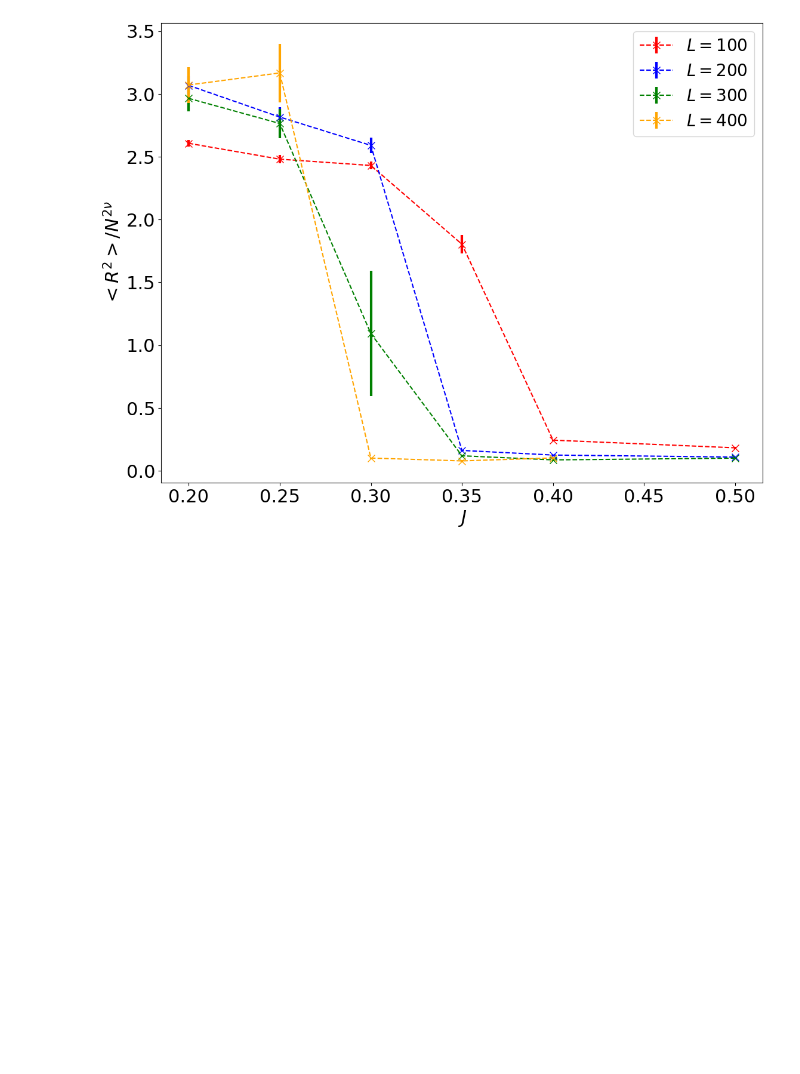
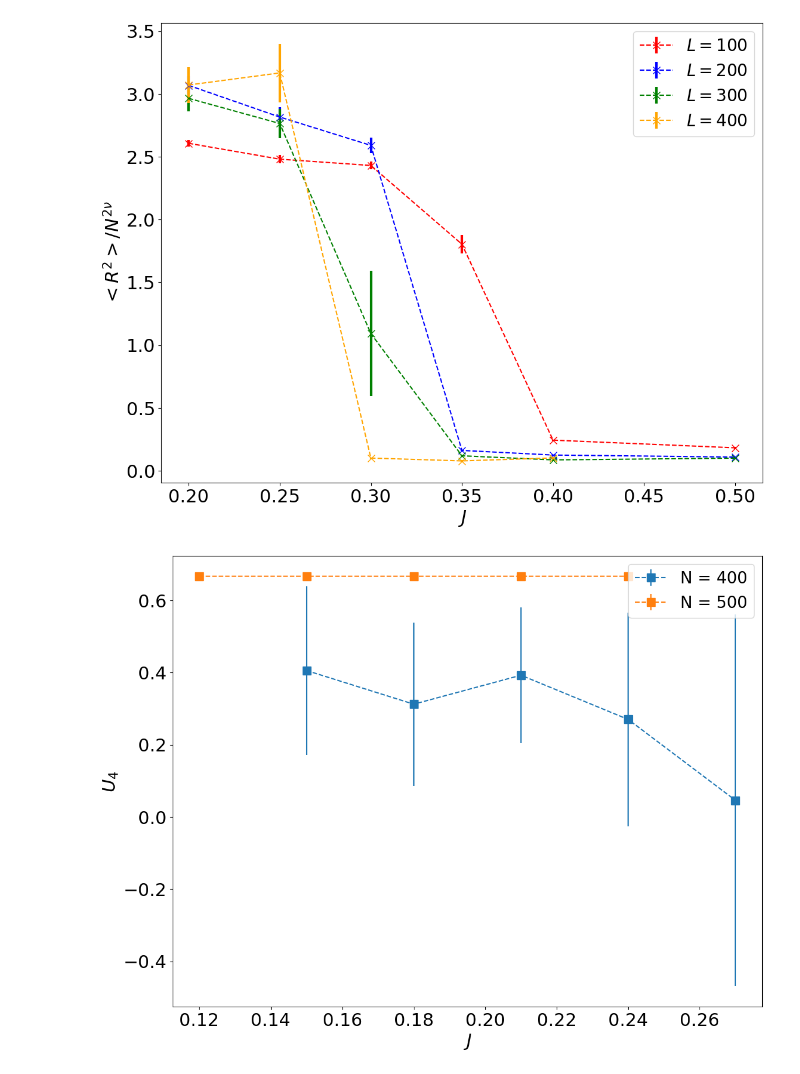
Before and after one commit to kamilla0503/Interaction-SAW-Models, a Jupyter notebook: data/TestMinumum.ipynb, the cells around one changed output. Drawn from its saved outputs; the diff is of its cells as text; code cells hidden in the pictures; blank space fills up the shorter version.

```diff
--- a/data/TestMinumum.ipynb
+++ b/data/TestMinumum.ipynb
@@ -234,3 +234,46 @@ plt.legend(fontsize=20)
 # %% [output]
 <matplotlib.legend.Legend at 0x...>
 [figure]
+# %%
+color = ["red", "blue", "green", "orange", "purple", "cyan", "black"]
+fig = plt.figure(figsize=(13, 10))
+ax = fig.add_subplot(111)
+
+pathlists = Path("../SaveBeforeOptimize_3D/").glob("*.out")
+pathlists = Path("XY_MC/GPU_Results/R_3/long_view_deep").glob("*.out")
+pathlists = [str(pathlist) for pathlist in pathlists]
+dfs = [pd.read_csv(data, sep=" ", index_col=False).tail(1) for data in pathlists]
+df = pd.concat(dfs)
+df = df.sort_values(by=["J"])
+i = 0
+for L, grp in df.groupby("L"):
+    #if L > 200: continue
+    #if L != 400: continue
+    J_l = np.unique(grp["J"])
+    bc = []
+    errs = []
+    J_lplot = []
+    for J in J_l:
+        data_l = grp[grp["J"] == J]
+        m2 = norm.rvs(data_l["Mag2"], data_l["Mag2_std"], size=4000)
+        m4 = norm.rvs(data_l["Mag4"], data_l["Mag4_std"], size=4000)
+        cum = 1 - m4 / 3 / m2 / m2
+        mean = np.mean(cum)
+        err = np.std(cum)
+        if (err > 2): continue
+        bc.append(mean)
+        errs.append(err)
+        J_lplot.append(J)
+    ax.errorbar(J_lplot, bc, yerr=errs, fmt="s--", ms=10, label="N = " + str(int(L)))
+    i += 1
+plt.xlabel(r'$J$', fontsize=22)
+plt.ylabel(r"$  U_4 $ ", fontsize=22)
+plt.tick_params(axis='x', labelsize=22)
+plt.tick_params(axis='y', labelsize=22)
+
+plt.legend(fontsize=20)
+#plt.xlim(0.18, 0.426)
+#plt.ylim(0, 2.22/3)
+plt.savefig("images/longrangeshortchains_3D_U4_No1stordersigns.png", bbox_inches='tight')
+# %% [output]
+[figure, added]
```
Also changed, not shown: parts of 1 cell of this notebook, 1 other file.
